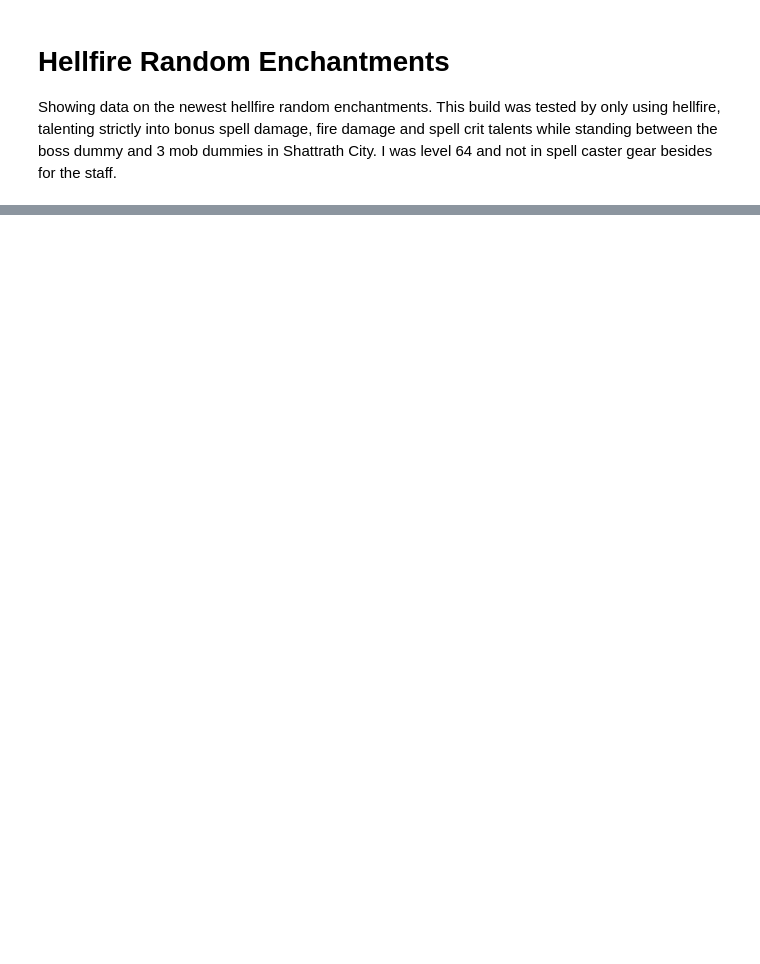
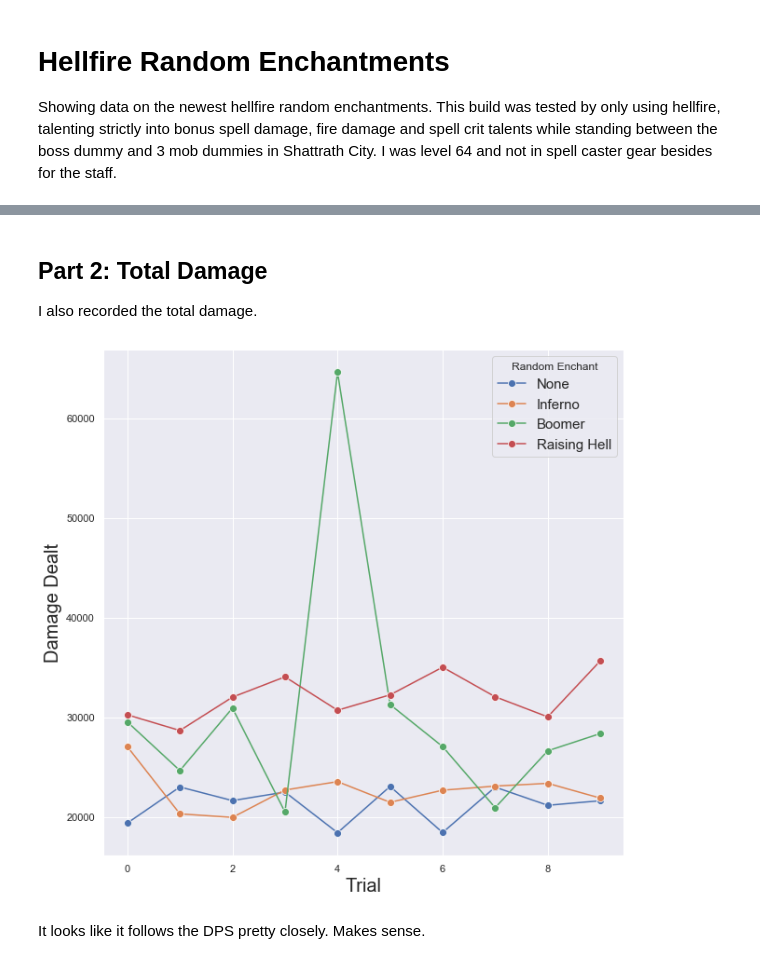
Before and after one commit to Masaya-Heywood/AscensionTesting, a Jupyter notebook: May/Hellfire RE/Hellfire Random Enchantments.ipynb, the cells around one changed output, grey strips where cells are left out. Drawn from its saved outputs; the diff is of its cells as text; code cells hidden in the pictures; blank space fills up the shorter version.

```diff
--- a/May/Hellfire RE/Hellfire Random Enchantments.ipynb
+++ b/May/Hellfire RE/Hellfire Random Enchantments.ipynb
@@ -94,0 +115,26 @@ Inferno has an average DPS of 1278.1
+# %% [markdown]
+## Part 2: Total Damage
+
+I also recorded the total damage.
+# %%
+fig, ax_total = plt.subplots(figsize=(10, 10), sharex=True)
+
+#plot each line
+for plot_num in range(len(plot)):
+    local_plot = plot[plot_num]
+    local_plot.reset_index()
+
+    sns.lineplot(x=ten_intervals, y="Damage Total", data=local_plot, ax = ax_total)
+    ax_total.lines[plot_num].set_marker("o")
+    ax_total.lines[plot_num].set_markersize(8)
+
+sns.set(style="darkgrid")
+plt.ylabel('Damage Dealt', fontsize=20)
+plt.xlabel('Trial', fontsize=20)
+ax_total.legend(titles, title='Random Enchant', prop={'size': 15})
+
+plt.show()
+# %% [output]
+[figure, added]
+# %% [markdown]
+It looks like it follows the DPS pretty closely. Makes sense.
```
Also changed, not shown: parts of 7 cells of this notebook.
